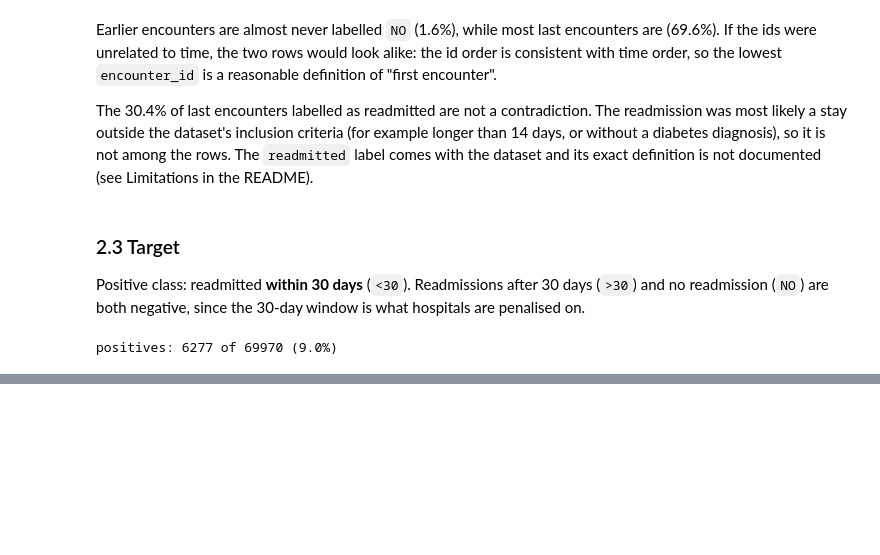
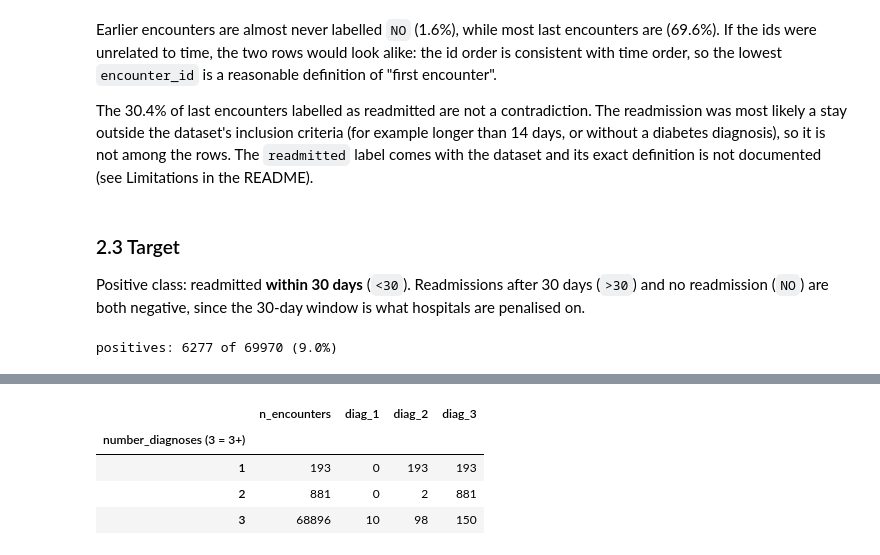
Before and after one commit to gigifumagalli/diabetes-readmission, a Jupyter notebook: notebooks/01_scoping_eda.ipynb, the cells around one changed output, grey strips where cells are left out. Saved outputs shown, nothing was run; the diff lists cells and outputs as text; code cells hidden in the pictures; blank space fills up the shorter version.

```diff
--- a/notebooks/01_scoping_eda.ipynb
+++ b/notebooks/01_scoping_eda.ipynb
@@ -310,0 +348,14 @@ positives: 6277 of 69970 (9.0%)
+# %%
+# Cap at 3 so all encounters with 3+ diagnoses fall in one row
+n_diag = df["number_diagnoses"].clip(upper=3).rename("number_diagnoses (3 = 3+)")
+
+# NaN count per diagnosis column, by number of diagnoses, next to the size of each group
+nan_by_group = df[DIAG_COLS].isna().groupby(n_diag).sum()
+nan_by_group.insert(0, "n_encounters", n_diag.value_counts().sort_index())
+nan_by_group
+# %% [output]
+|  | n_encounters | diag_1 | diag_2 | diag_3 |
+| number_diagnoses (3 = 3+) |  |  |  |  |
+| 1 | 193 | 0 | 193 | 193 |
+| 2 | 881 | 0 | 2 | 881 |
+| 3 | 68896 | 10 | 98 | 150 |
```
Also changed, not shown: parts of 7 cells of this notebook.
